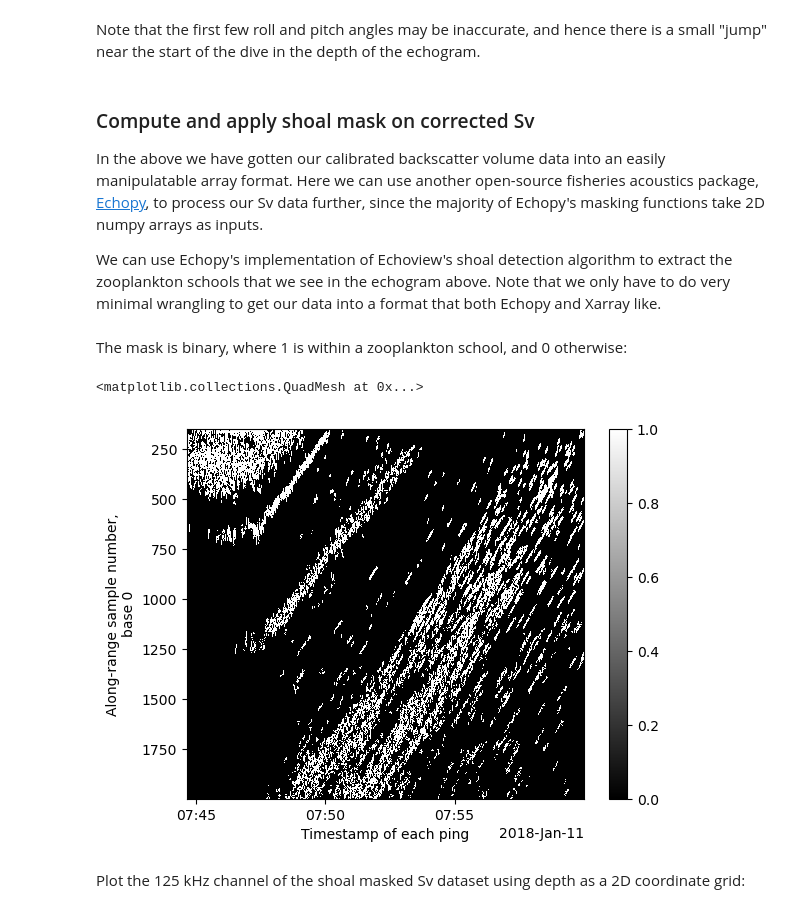
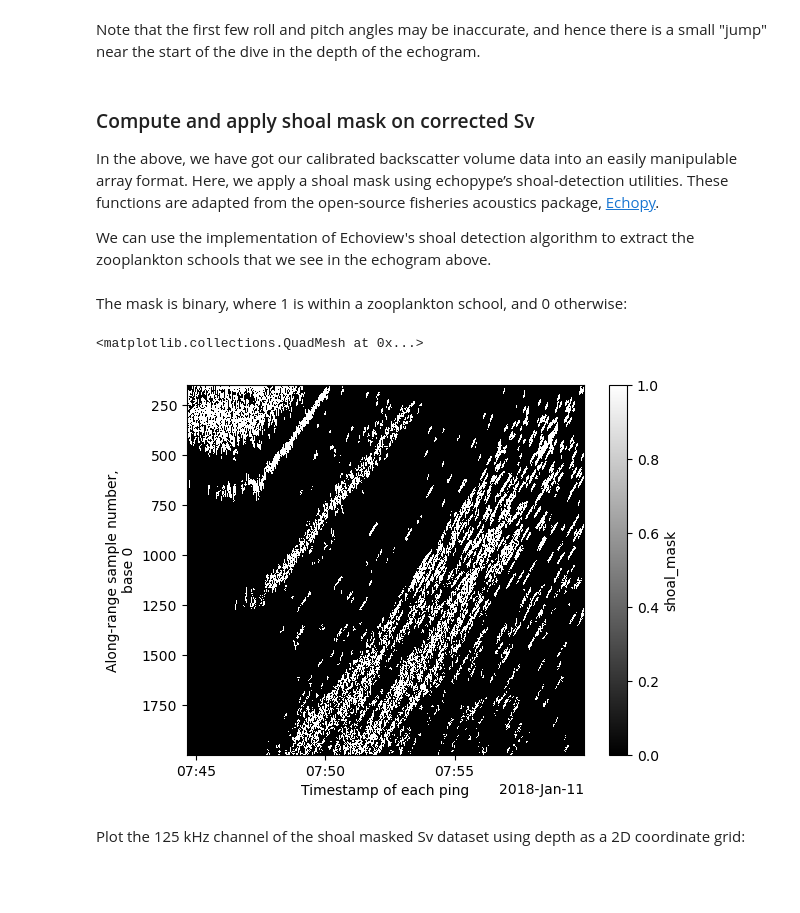
Before and after one commit to OSOceanAcoustics/echopype-examples, a Jupyter notebook: notebooks/glider_AZFP.ipynb, the cells around one changed output. Drawn from its saved outputs; the diff is of its cells as text; code cells hidden in the pictures; blank space fills up the shorter version.

Commit message:
Update glider AZFP notebook to use echopype shoal detection
Update the glider AZFP notebook to use the shoal detection method recently implemented in echopype.

Closes #67

```diff
--- a/notebooks/glider_AZFP.ipynb
+++ b/notebooks/glider_AZFP.ipynb
@@ -555,34 +585,33 @@ Note that the first few roll and pitch angles may be inaccurate, and hence there
 # %% [markdown]
 ### Compute and apply shoal mask on corrected Sv
 
-In the above we have gotten our calibrated backscatter volume data into an easily manipulatable array format. Here we can use another open-source fisheries acoustics package, [Echopy](https://github.com/open-ocean-sounding/echopy), to process our Sv data further, since the majority of Echopy's masking functions take 2D numpy arrays as inputs.
+In the above, we have got our calibrated backscatter volume data into an easily manipulable array format. Here, we apply a shoal mask using echopype’s shoal-detection utilities. These functions are adapted from the open-source fisheries acoustics package, [Echopy](https://github.com/open-ocean-sounding/echopy).
 
-We can use Echopy's implementation of Echoview's shoal detection algorithm to extract the zooplankton schools that we see in the echogram above. Note that we only have to do very minimal wrangling to get our data into a format that both Echopy and Xarray like.
+We can use the implementation of Echoview's shoal detection algorithm to extract the zooplankton schools that we see in the echogram above.
 # %%
-# Use Echopy's Echoview shoal mask function on the corrected Sv
-shoal_mask_da = xr.DataArray(
-    data = echopy.processing.mask_shoals.echoview(
-        ds_Sv["Sv_corrected"].sel(channel="59006-125-2").values.T,
-        idim=np.arange(len(ds_Sv["range_sample"])+1),
-        jdim=np.arange(len(ds_Sv["ping_time"])+1),
-        thr=-90,
-        mincan=(5, 5),
-        maxlink=(30, 2),
-        minsho=(30, 2)
-    )[0].T,
-    dims=["ping_time", "range_sample"],
-    coords={
-        "ping_time": ds_Sv["ping_time"],
-        "range_sample": ds_Sv["range_sample"],
+from echopype.mask import detect_shoal
+
+shoal_mask = detect_shoal(
+    ds_Sv,
+    method="echoview",
+    params={
+        "var_name": "Sv_corrected",
+        "channel": "59006-125-2",
+        "idim": np.arange(len(ds_Sv["range_sample"])+1),
+        "jdim": np.arange(len(ds_Sv["ping_time"])+1),
+        "thr": -90,
+        "mincan": (5, 5),
+        "maxlink": (30, 2),
+        "minsho": (30, 2),
     }
 )
 # %% [markdown]
 The mask is binary, where 1 is within a zooplankton school, and 0 otherwise:
 # %%
 # Plot the school mask
-shoal_mask_da.plot(yincrease=False, y="range_sample", cmap="gray")
+shoal_mask.plot(yincrease=False, y="range_sample", cmap="gray")
 # %% [output]
 <matplotlib.collections.QuadMesh at 0x...>
-[figure, old version]
+[figure, new version]
 # %%
 # Apply shoal mask on the corrected Sv
```
Also changed, not shown: parts of 21 cells of this notebook.
